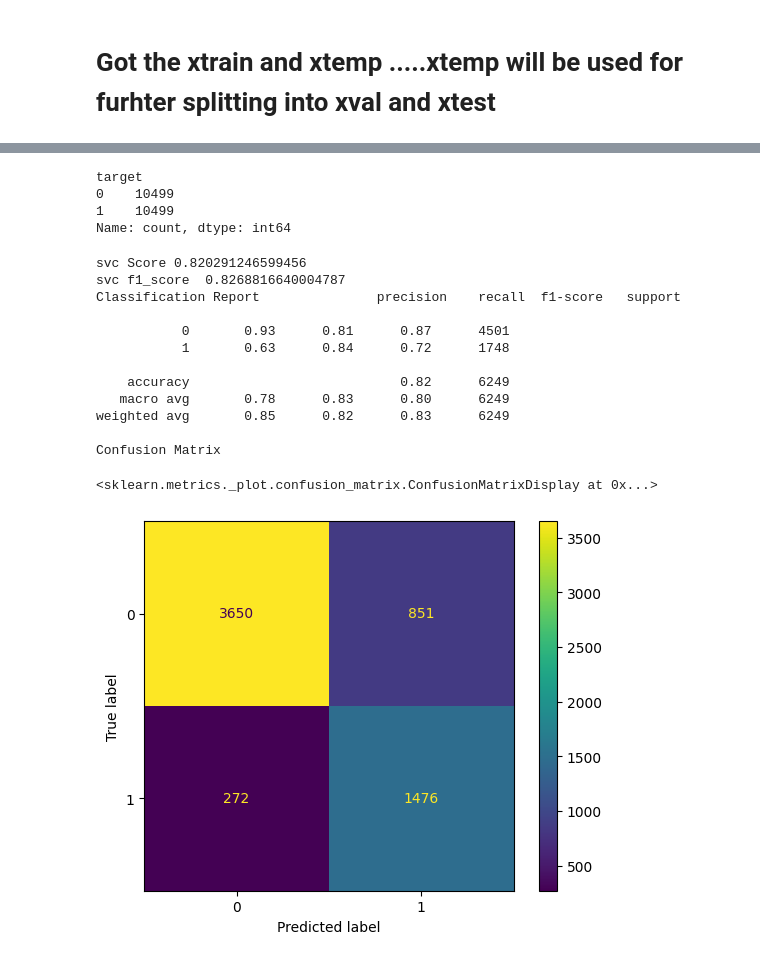
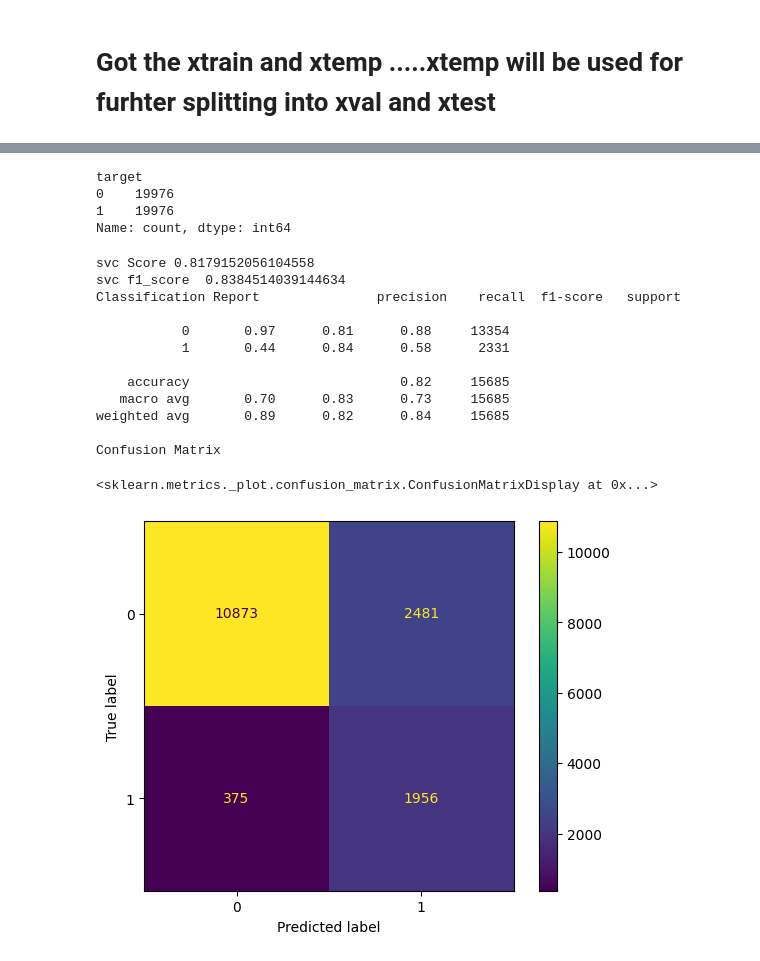
Before and after one commit to linisha04/Predict-the-Success-of-Bank-telemarketing, a Jupyter notebook: liniiiii.ipynb, the cells around one changed output, grey strips where cells are left out. Saved outputs shown, nothing was run; the diff lists cells and outputs as text; code cells hidden in the pictures.

Commit message:
Kaggle Notebook | 22f2000254-notebook-t32024 | 56-randomforest

```diff
--- a/liniiiii.ipynb
+++ b/liniiiii.ipynb
@@ -877,10 +877,10 @@ train.shape
 (39211, 21)
 # %%
 
-train_yes=train[train['target']=='no'].sample(15000 , random_state=42)
-train_no=train[train['target']=='yes']
+# train_yes=train[train['target']=='no'].sample(20000 , random_state=42)
+# train_no=train[train['target']=='yes']
 
-train= pd.concat([train_yes, train_no])
+# train= pd.concat([train_yes, train_no])
 # %%
 corr = train.select_dtypes(include=['int64', 'float64']).corr()
 corr.style.background_gradient(cmap='coolwarm')
@@ -952,7 +952,7 @@ from sklearn.pipeline import Pipeline
 from sklearn.metrics import f1_score
 
 
-xtrain , xtest , ytrain , ytest = train_test_split(train , y ,test_size=0.3, random_state=1 , shuffle=True , stratify=y)
+xtrain , xtest , ytrain , ytest = train_test_split(train , y ,test_size=0.4, random_state=1 , shuffle=True , stratify=y)
 
 # xval , xtest , yval , ytest = train_test_split(xtemp , ytemp ,test_size=0.5, random_state=1 , shuffle=True , stratify=ytemp)
 
@@ -978,8 +978,8 @@ Name: count, dtype: int64
 xtrain=col_transformer.fit_transform(xtrain)
 # %%
 from imblearn.over_sampling import SMOTE
-
-smote= SMOTE(sampling_strategy='minority', random_state=42)
+from imblearn.combine import SMOTETomek
+smote= SMOTETomek(sampling_strategy=1.0, random_state=42)
 
 xtrain, ytrain = smote.fit_resample(xtrain, ytrain)
 
@@ -1041,8 +1041,8 @@ from sklearn.metrics import classification_report , confusion_matrix , Confusion
 ytrain.value_counts()
 # %% [output]
 target
-0    10499
-1    10499
+0    19976
+1    19976
 Name: count, dtype: int64
 # %%
 # from sklearn.decomposition import PCA
@@ -1105,38 +1105,38 @@ smote = SMOTE(random_state=42)
 # %%
 from sklearn.svm import SVC
 
-svc=SVC(random_state=1 ,  C=10 )
+svc=SVC(random_state=1 ,class_weight='balanced',  C=10 )
 
 # svc=Pipeline(steps=[('col_transformer',col_transformer),('svc',SVC(random_state=1 , class_weight='balanced' ,C=10))])
 
 svc.fit(xtrain, ytrain)
 
 ypredicted_svc=svc.predict(xtest)
 
 print(   'svc Score'   ,  svc.score(xtest,ytest)  )
 
 print(   'svc f1_score '  ,     f1_score(ytest, ypredicted_svc  , average='weighted')    )
 
 
 print('Classification Report' ,classification_report(ytest ,ypredicted_svc ) )
 
 print('Confusion Matrix')
 ConfusionMatrixDisplay.from_estimator(svc,xtest,ytest)
 # %% [output]
-svc Score 0.820291246599456
-svc f1_score  0.8268816640004787
+svc Score 0.8179152056104558
+svc f1_score  0.8384514039144634
 Classification Report               precision    recall  f1-score   support
 
-           0       0.93      0.81      0.87      4501
-           1       0.63      0.84      0.72      1748
+           0       0.97      0.81      0.88     13354
+           1       0.44      0.84      0.58      2331
 
-    accuracy                           0.82      6249
-   macro avg       0.78      0.83      0.80      6249
-weighted avg       0.85      0.82      0.83      6249
+    accuracy                           0.82     15685
+   macro avg       0.70      0.83      0.73     15685
+weighted avg       0.89      0.82      0.84     15685
 
 Confusion Matrix
 <sklearn.metrics._plot.confusion_matrix.ConfusionMatrixDisplay at 0x...>
-[figure, old version]
+[figure, new version]
 # %%
 # from sklearn.model_selection import GridSearchCV
 
```
Also changed, not shown: parts of 12 cells of this notebook.
